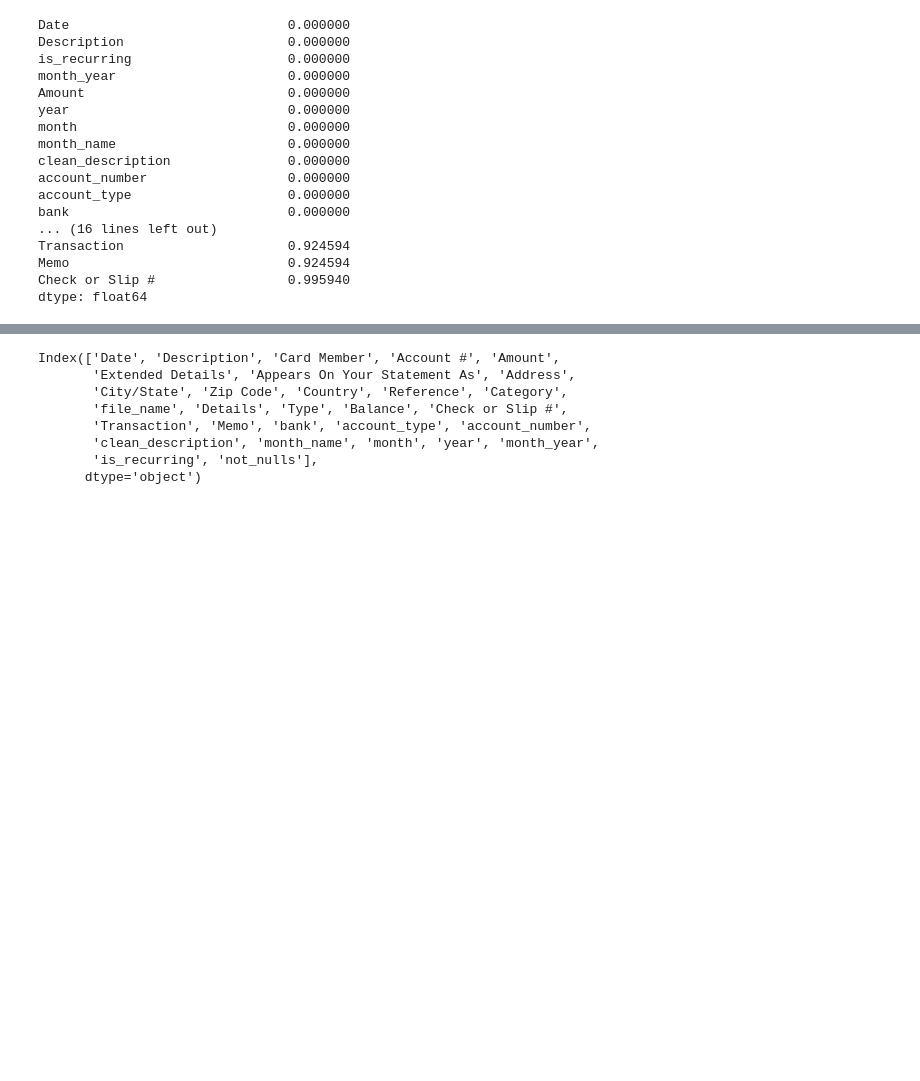
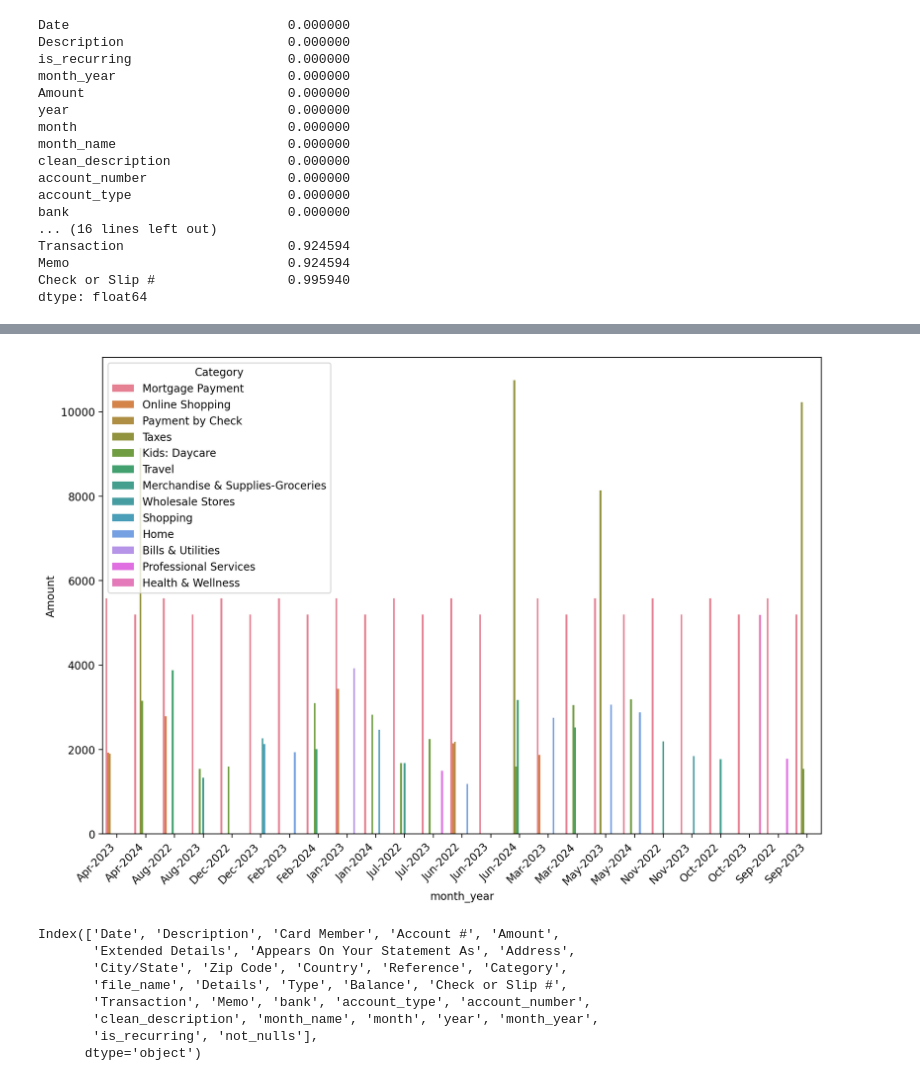
Before and after one commit to blombard24/financial-account-analysis, a Jupyter notebook: test_notebook.ipynb, the cells around one changed output, grey strips where cells are left out. Cells and saved outputs as stored; diff of their text form; code cells hidden in the pictures; blank space fills up the shorter version.

```diff
--- a/test_notebook.ipynb
+++ b/test_notebook.ipynb
@@ -88,0 +114,2 @@ null_cats = df.loc[df['Category'].isnull()]
+# %%
+test = df.groupby(['month_year','Category'])['Amount'].sum()
@@ -89,3 +132,15 @@ null_cats = df.loc[df['Category'].isnull()]
+# %%
+n_test = abs(test).groupby(level='month_year').nlargest(5).reset_index(level=0, drop=True)
+# %%
+z = n_test.reset_index()[~n_test.reset_index()['Category'].isin(['Income','Loan Payment','Credit Card Payments','Money Transfer',
+                                                                 ])]
+# %%
+plt.figure(figsize=(12,8),dpi=200)
+sns.barplot(data=z, x='month_year',y='Amount', hue='Category')
+plt.xticks(rotation=45, ha='right')
+plt.show()
+# %% [output]
+[figure, added]
 # %%
 df.columns
 # %% [output]
```
Also changed, not shown: parts of 12 cells of this notebook, 1 other file.
